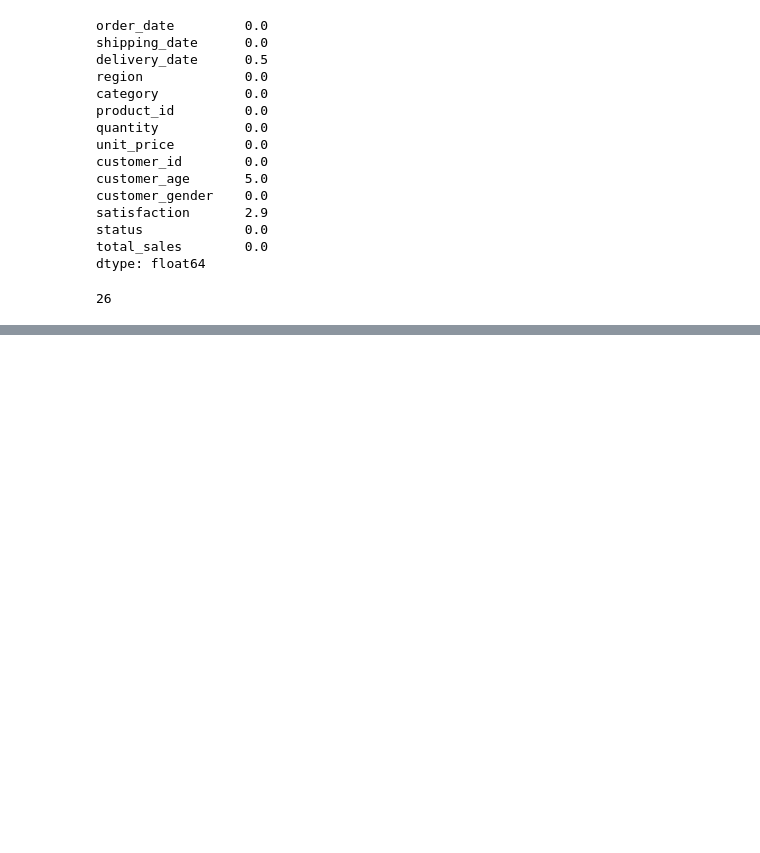
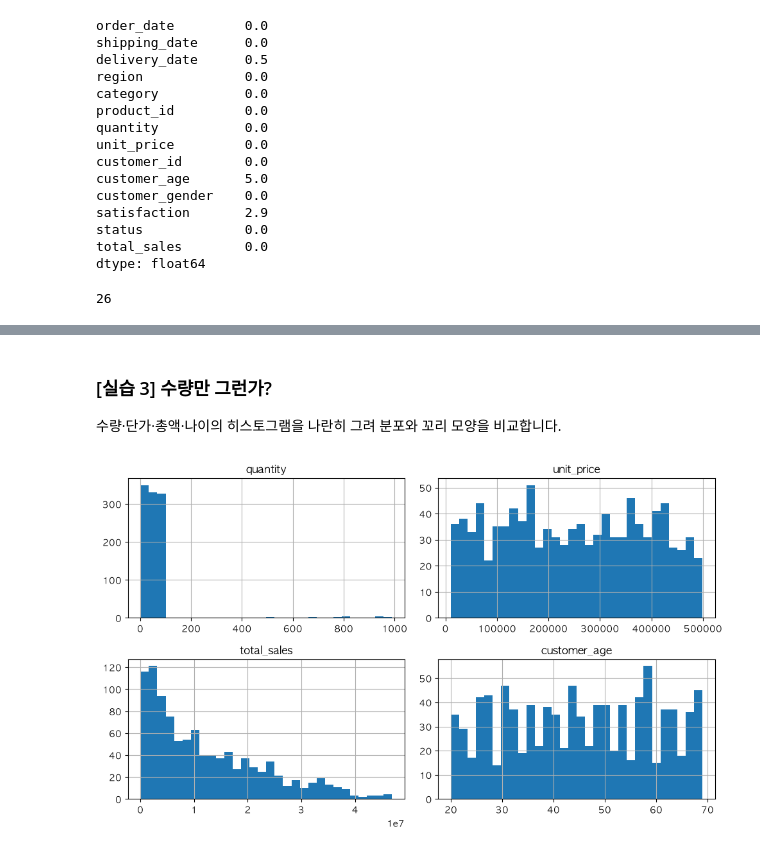
Before and after one commit to Im-Jongseok/data_analysis, a Jupyter notebook: sales.ipynb, the cells around one changed output, grey strips where cells are left out. Drawn from its saved outputs; the diff is of its cells as text; code cells hidden in the pictures; blank space fills up the shorter version.

```diff
--- a/sales.ipynb
+++ b/sales.ipynb
@@ -114,0 +199,11 @@ df[df.duplicated(keep=False)].sort_values("order_date").head(4)
+# %% [markdown]
+### [실습 3] 수량만 그런가?
+
+수량·단가·총액·나이의 히스토그램을 나란히 그려 분포와 꼬리 모양을 비교합니다.
+# %%
+cols = ["quantity", "unit_price", "total_sales", "customer_age"]
+df[cols].hist(bins=30, figsize=(10, 6))
+plt.tight_layout()
+plt.show()
+# %% [output]
+[figure, added]
```
Also changed, not shown: parts of 35 cells of this notebook, 2 other files.
